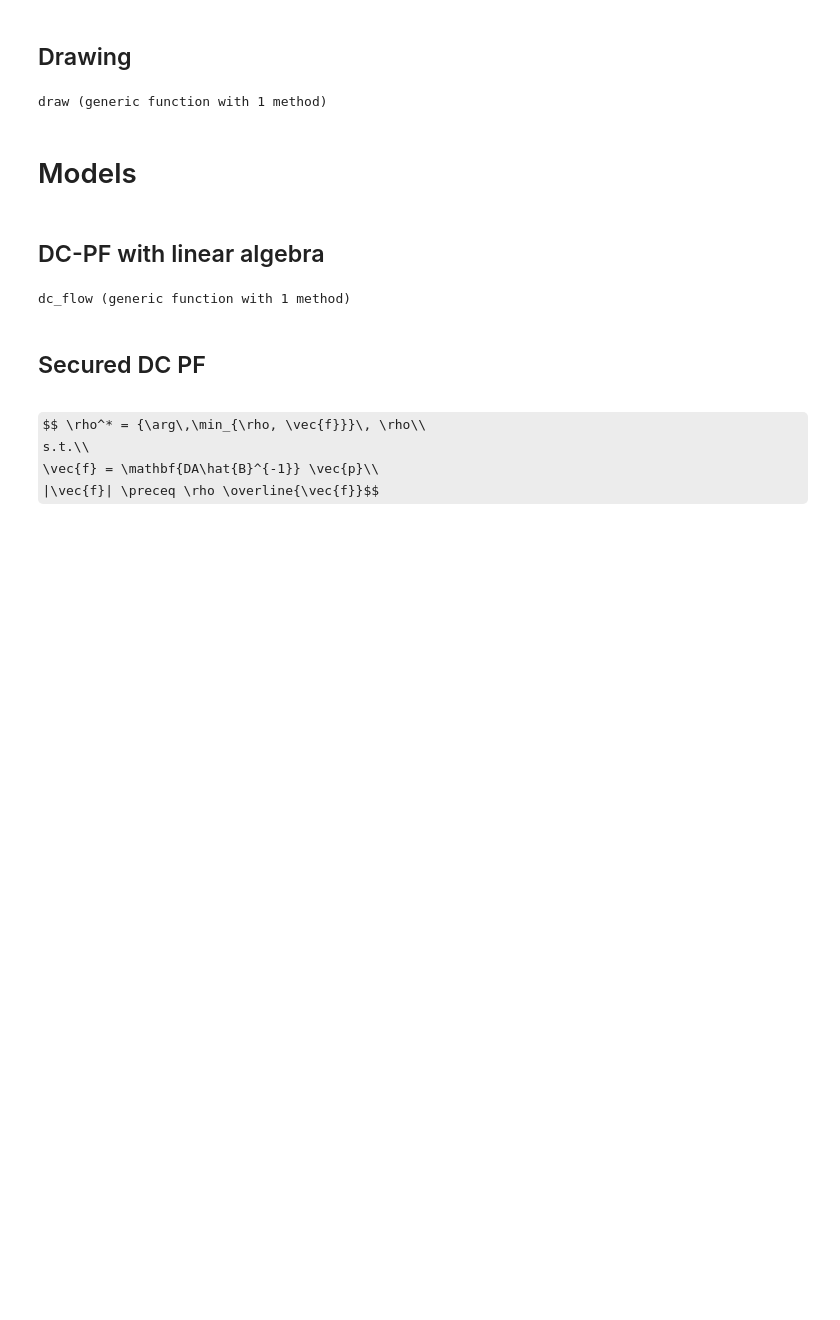
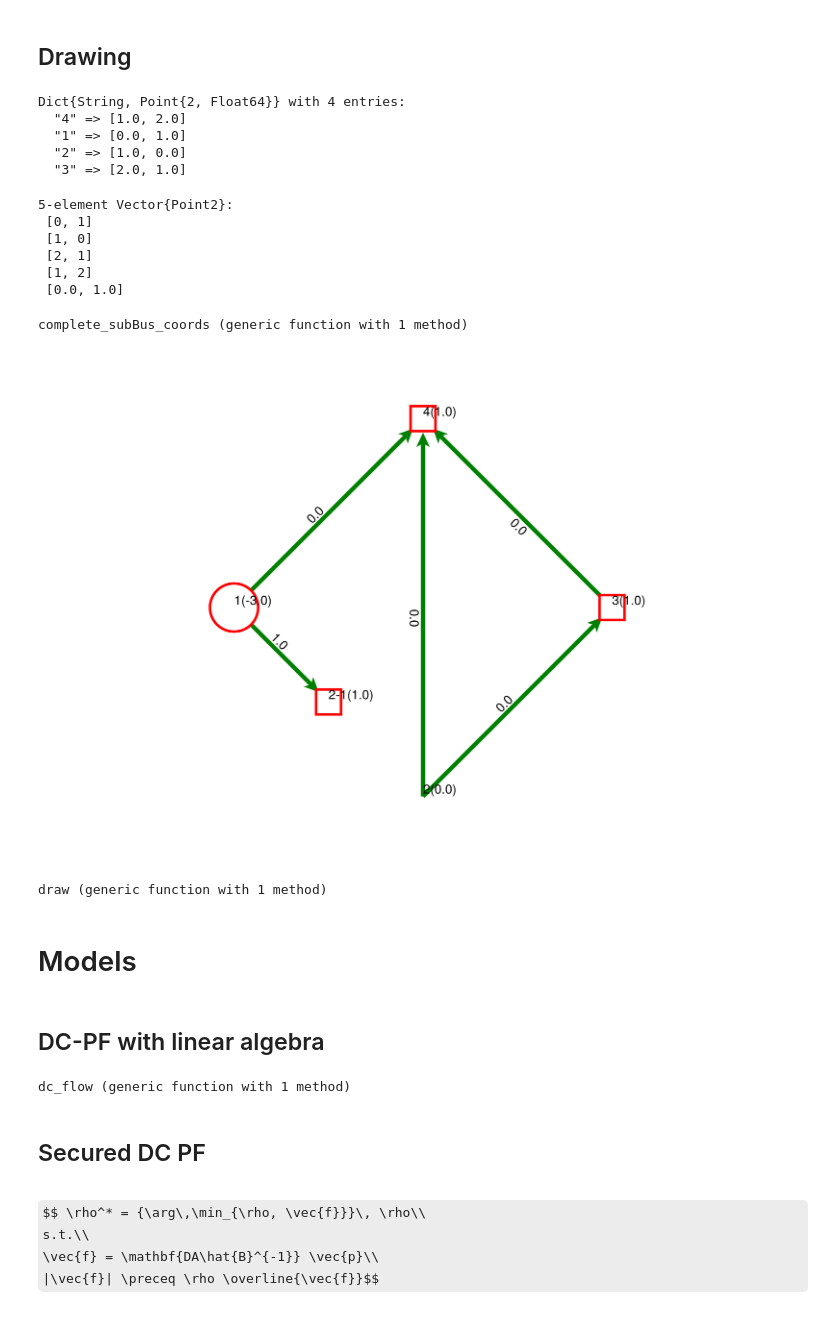
Before and after one commit to BenoitJeanson/topo_sandbox, a Jupyter notebook: Simons_approach.ipynb, the cells around one changed output. Drawn from its saved outputs; the diff is of its cells as text; code cells hidden in the pictures; some formulas as TeX source; blank space fills up the shorter version.

```diff
--- a/Simons_approach.ipynb
+++ b/Simons_approach.ipynb
@@ -222,3 +239,49 @@ end
+# %%
+coord_mini = Dict(
+     "1" => Point(  0., 1.),
+     "2" => Point(  1., 0.),
+     "3" => Point(  2., 1.),
+     "4" => Point(  1., 2.),
+    )
+# %% [output]
+Dict{String, Point{2, Float64}} with 4 entries:
+  "4" => [1.0, 2.0]
+  "1" => [0.0, 1.0]
+  "2" => [1.0, 0.0]
+  "3" => [2.0, 1.0]
+# %%
+points_result
+# %% [output]
+5-element Vector{Point2}:
+ [0, 1]
+ [1, 0]
+ [2, 1]
+ [1, 2]
+ [0.0, 1.0]
+# %%
+function complete_subBus_coords(g, init_points)
+    res_points = Point2[]
+    for lab in labels(g)
+        if haskey(init_points, lab)
+            push!(res_points, init_points[lab])
+        else
+            neighbs = [label_for(g, c) for c in all_neighbors(g, code_for(g, lab))]
+            if length(neighbs) == 1
+                push!(neighbs, split(lab, "-")[1])
+            end
+            push!(res_points, 1/length(neighbs) * reduce(+, [init_points[lab] for lab in neighbs]))
+        end
+    end
+    res_points
+end
+# %% [output]
+complete_subBus_coords (generic function with 1 method)
+# %%
+g2 = add_subBus(g, bus_confs)
+new_points = complete_subBus_coords(g2, coord_mini)
+draw(g2, layout=new_points, font_size=15);
+# %% [output]
+[figure, added]
 # %%
 function edge_coloring(g, e)
     branch = e_index_for(g, e)
```
Also changed, not shown: parts of 23 cells of this notebook, 1 other file.
